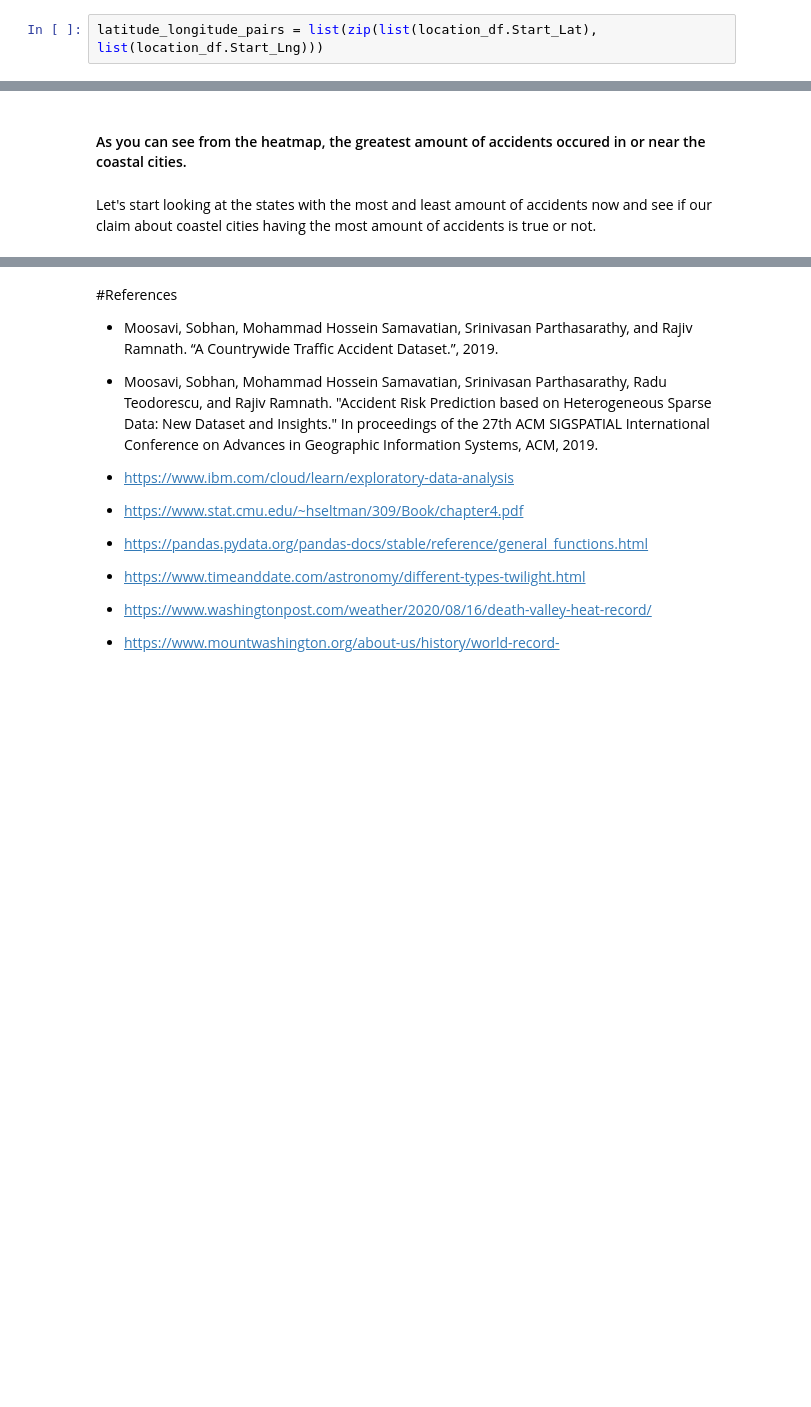
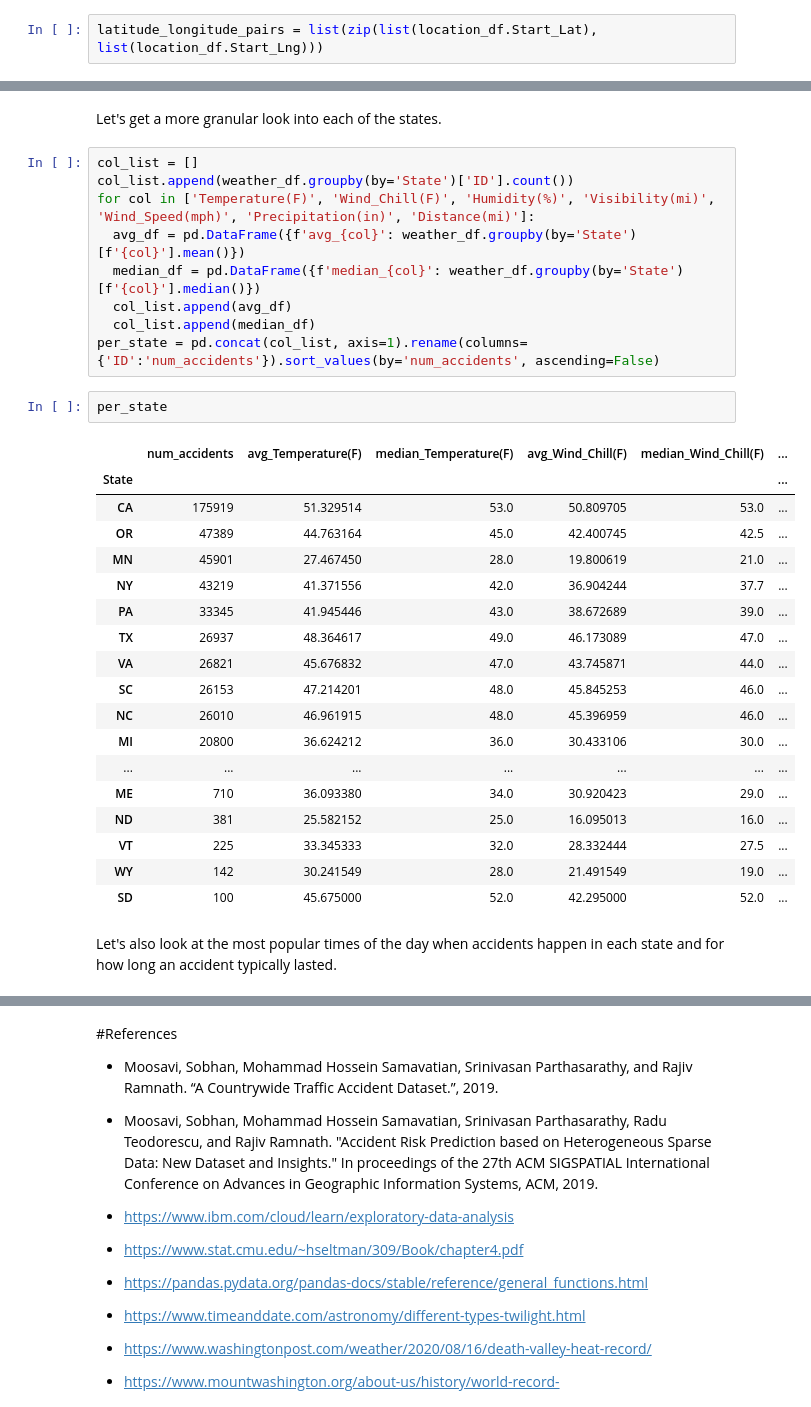
Before and after one commit to lodi-m/US-Traffic-Accidents-Analysis, a Jupyter notebook: EDA_us_accidents.ipynb, the cells around one changed output, grey strips where cells are left out. Saved outputs shown, nothing was run; the diff lists cells and outputs as text; blank space fills up the shorter version.

```diff
--- a/EDA_us_accidents.ipynb
+++ b/EDA_us_accidents.ipynb
@@ -228,4 +236,34 @@ map
-# %% [markdown]
-#### As you can see from the heatmap, the greatest amount of accidents occured in or near the coastal cities.
-# %% [markdown]
-Let's start looking at the states with the most and least amount of accidents now and see if our claim about coastel cities having the most amount of accidents is true or not.
+# %% [markdown]
+Let's get a more granular look into each of the states.
+# %%
+col_list = []
+col_list.append(weather_df.groupby(by='State')['ID'].count())
+for col in ['Temperature(F)', 'Wind_Chill(F)', 'Humidity(%)', 'Visibility(mi)', 'Wind_Speed(mph)', 'Precipitation(in)', 'Distance(mi)']:
+  avg_df = pd.DataFrame({f'avg_{col}': weather_df.groupby(by='State')[f'{col}'].mean()})
+  median_df = pd.DataFrame({f'median_{col}': weather_df.groupby(by='State')[f'{col}'].median()})
+  col_list.append(avg_df)
+  col_list.append(median_df)
+per_state = pd.concat(col_list, axis=1).rename(columns={'ID':'num_accidents'}).sort_values(by='num_accidents', ascending=False)
+# %%
+per_state
+# %% [output]
+|  | num_accidents | avg_Temperature(F) | median_Temperature(F) | avg_Wind_Chill(F) | median_Wind_Chill(F) | ... |
+| State |  |  |  |  |  | ... |
+| CA | 175919 | 51.329514 | 53.0 | 50.809705 | 53.0 | ... |
+| OR | 47389 | 44.763164 | 45.0 | 42.400745 | 42.5 | ... |
+| MN | 45901 | 27.467450 | 28.0 | 19.800619 | 21.0 | ... |
+| NY | 43219 | 41.371556 | 42.0 | 36.904244 | 37.7 | ... |
+| PA | 33345 | 41.945446 | 43.0 | 38.672689 | 39.0 | ... |
+| TX | 26937 | 48.364617 | 49.0 | 46.173089 | 47.0 | ... |
+| VA | 26821 | 45.676832 | 47.0 | 43.745871 | 44.0 | ... |
+| SC | 26153 | 47.214201 | 48.0 | 45.845253 | 46.0 | ... |
+| NC | 26010 | 46.961915 | 48.0 | 45.396959 | 46.0 | ... |
+| MI | 20800 | 36.624212 | 36.0 | 30.433106 | 30.0 | ... |
+| ... | ... | ... | ... | ... | ... | ... |
+| ME | 710 | 36.093380 | 34.0 | 30.920423 | 29.0 | ... |
+| ND | 381 | 25.582152 | 25.0 | 16.095013 | 16.0 | ... |
+| VT | 225 | 33.345333 | 32.0 | 28.332444 | 27.5 | ... |
+| WY | 142 | 30.241549 | 28.0 | 21.491549 | 19.0 | ... |
+| SD | 100 | 45.675000 | 52.0 | 42.295000 | 52.0 | ... |
+# %% [markdown]
+Let's also look at the most popular times of the day when accidents happen in each state and for how long an accident typically lasted.
```
Also changed, not shown: parts of 28 cells of this notebook.
